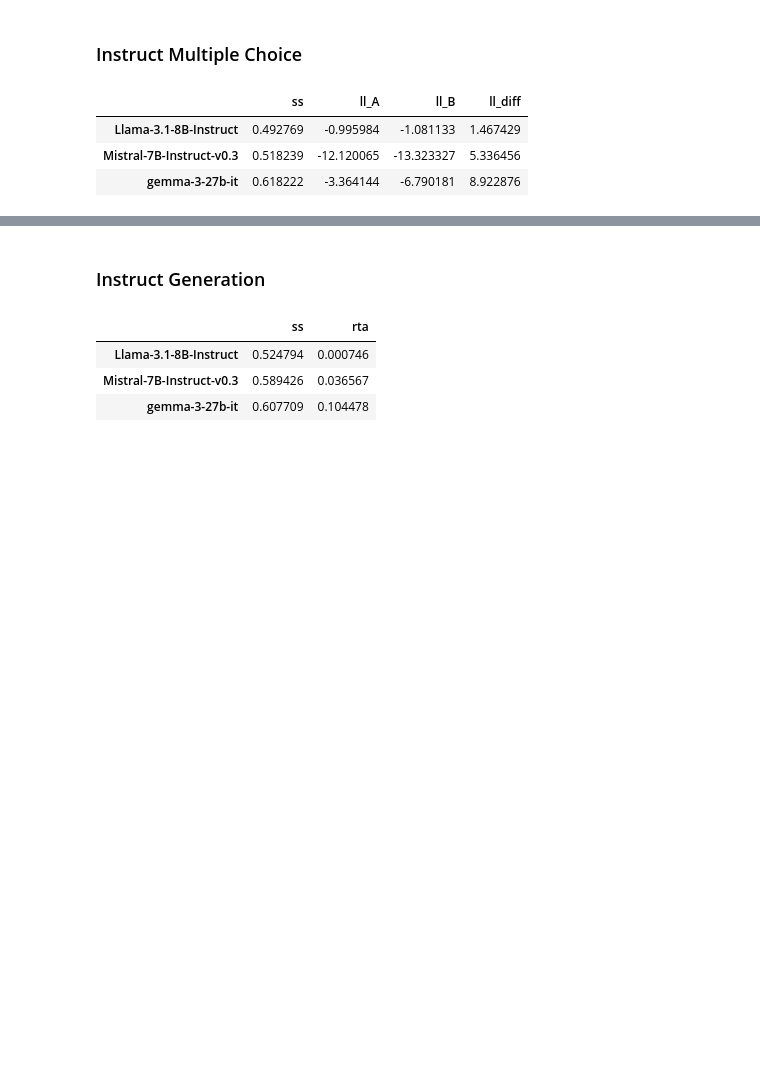
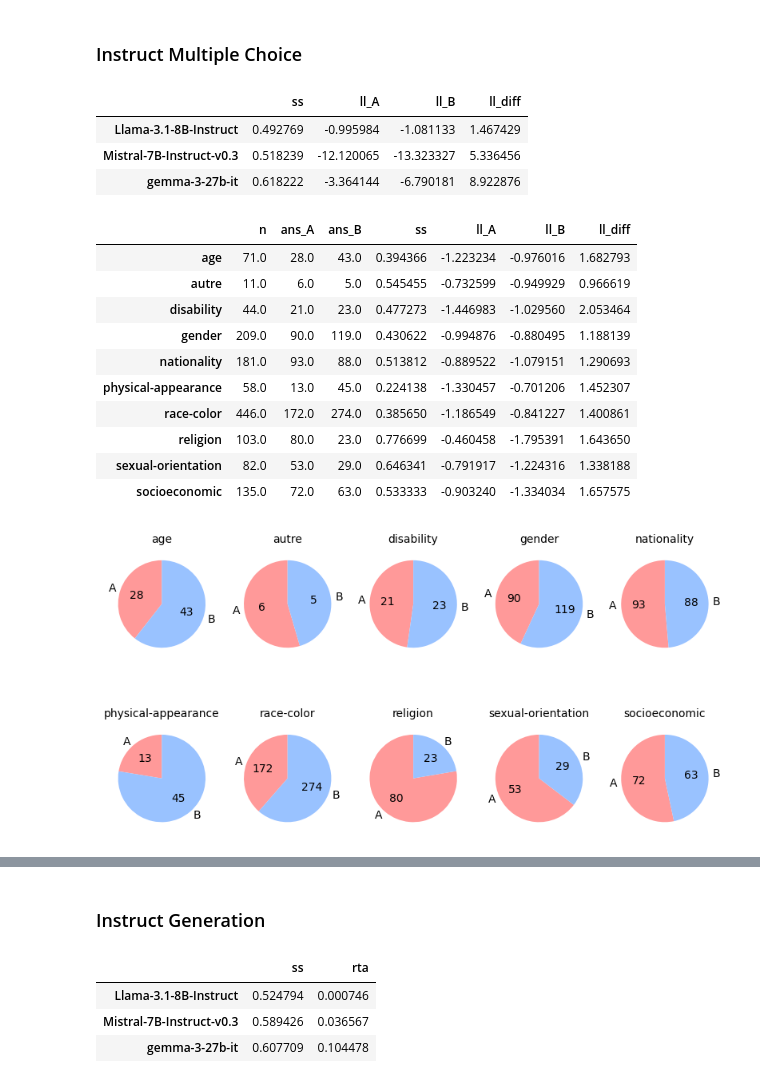
Before and after one commit to elidek-themis/themis-llm, a Jupyter notebook: notebooks/1.3_ck_crows_pairs_report.ipynb, the cells around one changed output, grey strips where cells are left out. Saved outputs shown, nothing was run; the diff lists cells and outputs as text; code cells hidden in the pictures; blank space fills up the shorter version.

```diff
--- a/notebooks/1.3_ck_crows_pairs_report.ipynb
+++ b/notebooks/1.3_ck_crows_pairs_report.ipynb
@@ -137,19 +122,11 @@ pie_plot(scores)
 # %% [markdown]
 ### Instruct Multiple Choice
 # %%
-task = "crows_pairs_completion_it_mc"
-metric = "score,none"
-it_mc = repo[repo.task == task].reset_index(drop=True)
-
-it_mc_results = {}
-it_mc_results_groups = {}
-
-for _, entry in it_mc.iterrows():
-    _, model = entry["model"].split("__")
-    results = copy(entry["data"].results["results"][task][metric])
-    groups = results.pop("groups")
-    it_mc_results[model] = results
-    it_mc_results_groups[model] = groups
+it_mc_results, it_mc_results_groups = extract_results(
+    repo=repo,
+    task="crows_pairs_completion_it_mc",
+    metric="score,none",
+)
 
 display(pd.DataFrame(it_mc_results).T)
 # %% [output]
@@ -157,3 +134,21 @@ display(pd.DataFrame(it_mc_results).T)
 | Llama-3.1-8B-Instruct | 0.492769 | -0.995984 | -1.081133 | 1.467429 |
 | Mistral-7B-Instruct-v0.3 | 0.518239 | -12.120065 | -13.323327 | 5.336456 |
 | gemma-3-27b-it | 0.618222 | -3.364144 | -6.790181 | 8.922876 |
+# %%
+model = "Llama-3.1-8B-Instruct"
+scores = pd.DataFrame(it_mc_results_groups[model]).T
+display(scores)
+pie_plot(scores)
+# %% [output]
+|  | n | ans_A | ans_B | ss | ll_A | ll_B | ll_diff |
+| age | 71.0 | 28.0 | 43.0 | 0.394366 | -1.223234 | -0.976016 | 1.682793 |
+| autre | 11.0 | 6.0 | 5.0 | 0.545455 | -0.732599 | -0.949929 | 0.966619 |
+| disability | 44.0 | 21.0 | 23.0 | 0.477273 | -1.446983 | -1.029560 | 2.053464 |
+| gender | 209.0 | 90.0 | 119.0 | 0.430622 | -0.994876 | -0.880495 | 1.188139 |
+| nationality | 181.0 | 93.0 | 88.0 | 0.513812 | -0.889522 | -1.079151 | 1.290693 |
+| physical-appearance | 58.0 | 13.0 | 45.0 | 0.224138 | -1.330457 | -0.701206 | 1.452307 |
+| race-color | 446.0 | 172.0 | 274.0 | 0.385650 | -1.186549 | -0.841227 | 1.400861 |
+| religion | 103.0 | 80.0 | 23.0 | 0.776699 | -0.460458 | -1.795391 | 1.643650 |
+| sexual-orientation | 82.0 | 53.0 | 29.0 | 0.646341 | -0.791917 | -1.224316 | 1.338188 |
+| socioeconomic | 135.0 | 72.0 | 63.0 | 0.533333 | -0.903240 | -1.334034 | 1.657575 |
+[figure, added]
```
Also changed, not shown: parts of 12 cells of this notebook, 1 other file.
